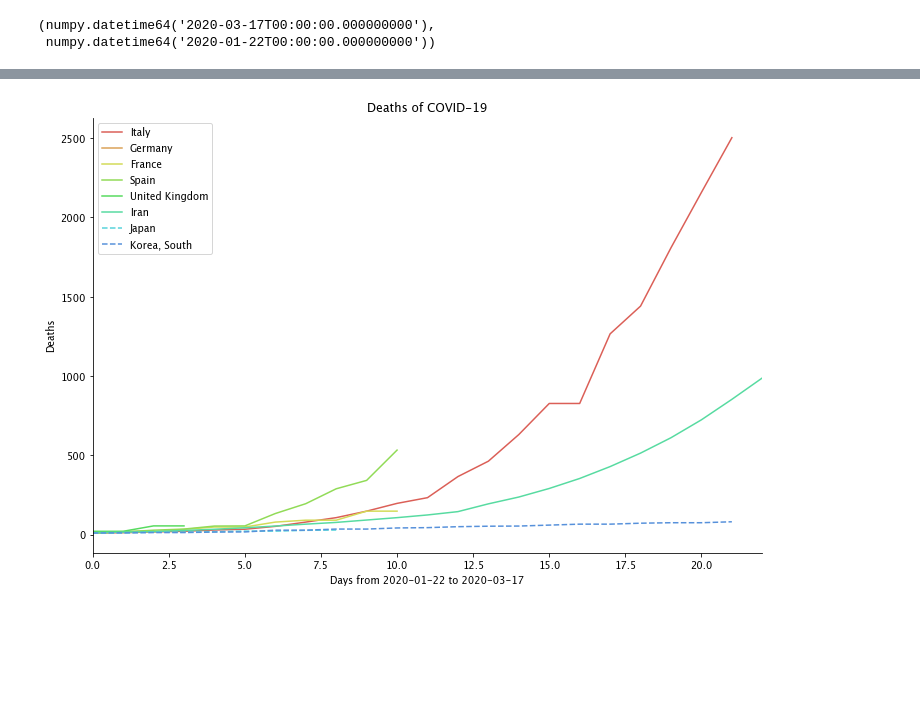
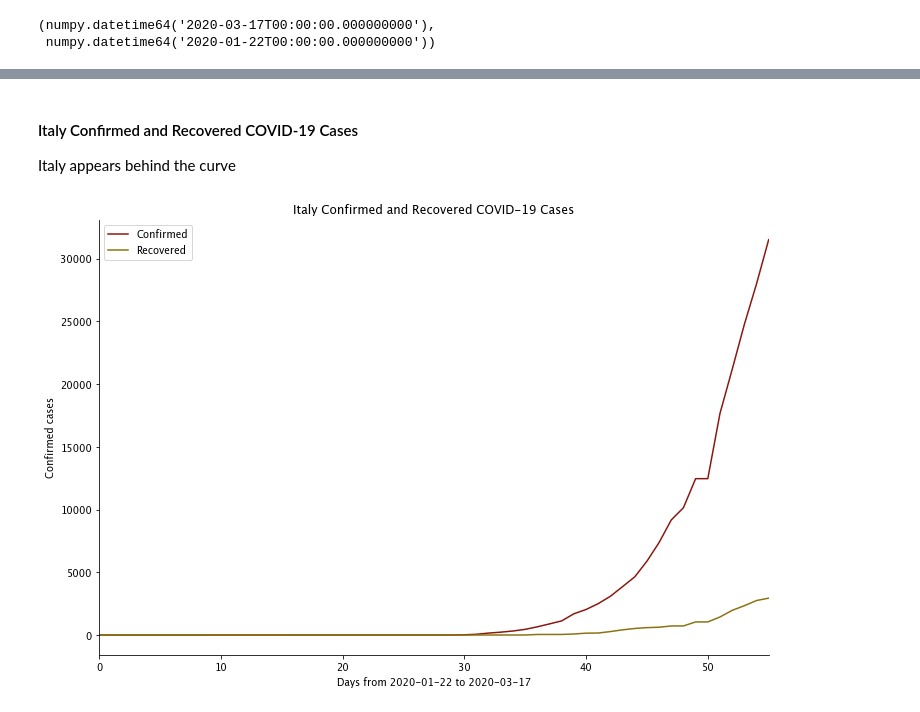
Before and after one commit to jayurbain/covid19, a Jupyter notebook: covid19.ipynb, the cells around one changed output, grey strips where cells are left out. Cells and saved outputs as stored; diff of their text form; code cells hidden in the pictures; blank space fills up the shorter version.

```diff
--- a/covid19.ipynb
+++ b/covid19.ipynb
@@ -146,20 +271,21 @@ def plot_countries(df, countries, min_cases=50, ls='-', col='Cases'):
         df_country.reset_index()[col].plot(label=country, ls=ls)
 # %%
 country_groups = [['Italy', 'Germany', 'France', 'Spain', 'United Kingdom', 'Iran'],
-                  ['Canada', 'Australia'],
+                  ['US Total', 'Canada', 'Australia'],
                   ['Japan', 'Korea, South'],
                   ['Argentina', 'Brazil', 'Colombia', 'Mexico']]
 line_styles = ['-', ':', '--', '-.']
 
-sns.set_palette(sns.color_palette("hls", 12))
+# sns.set_palette(sns.color_palette("hls", 12))
+sns.set_palette(sns.hls_palette(8, l=.3, s=.8))
 fig, ax = plt.subplots(figsize=(12, 8))
 
 min_cases=100
 for countries, ls in zip(country_groups, line_styles):
     plot_countries(df_confirmed, countries, min_cases=min_cases, ls=ls)
 
-# x = np.linspace(0, plt.xlim()[1] - 1)
-# ax.plot(x, 100 * (1.25) ** x, ls='--', color='k', label='25% daily growth')
+x = np.linspace(0, plt.xlim()[1] - 1)
+ax.plot(x, 100 * (1.25) ** x, ls='--', color='k', label='25% daily growth')
 
 ax.set(title='Confirmed cases of COVID-19',
        xlabel='Days from {} to {}'.format(min_date_string, max_date_string),
@@ -193,0 +469,16 @@ sns.despine();
+# %%
+sns.set_palette(sns.hls_palette(8, l=.3, s=.8))
+fig, ax = plt.subplots(figsize=(12, 8))
+
+df_country = df_confirmed.loc[(df_confirmed['Country/Region'] == 'Korea, South') ]
+df_country.reset_index()['Cases'].plot(label='Confirmed')
+df_country = df_recovered.loc[(df_recovered['Country/Region'] == 'Korea, South') ]
+df_country.reset_index()['Cases'].plot(label='Recovered')
+
+ax.set(title='South Korea Confirmed and Recovered COVID-19 Cases',
+       xlabel='Days from {} to {}'.format(min_date_string, max_date_string),
+       ylabel='Confirmed cases')
+ax.get_yaxis().set_major_formatter(matplotlib.ticker.ScalarFormatter())
+ax.legend(loc=0)
+
+sns.despine();
@@ -194,23 +487,22 @@ sns.despine();
+# %% [markdown]
+#### Italy Confirmed and Recovered COVID-19 Cases
+
+Italy appears behind the curve
 # %%
-country_groups = [['Italy', 'Germany', 'France', 'Spain', 'United Kingdom', 'Iran'],
-                  ['Canada', 'Australia'],
-                  ['Japan', 'Korea, South'],
-                  ['Argentina', 'Brazil', 'Colombia', 'Mexico']]
-line_styles = ['-', ':', '--', '-.']
-
-sns.set_palette(sns.color_palette("hls", 12))
+sns.set_palette(sns.hls_palette(8, l=.3, s=.8))
 fig, ax = plt.subplots(figsize=(12, 8))
 
-min_cases=10
-for countries, ls in zip(country_groups, line_styles):
-    plot_countries(df_deaths, countries, min_cases=min_cases, ls=ls)
+df_country = df_confirmed.loc[(df_confirmed['Country/Region'] == 'Italy') ]
+df_country.reset_index()['Cases'].plot(label='Confirmed')
+df_country = df_recovered.loc[(df_recovered['Country/Region'] == 'Italy') ]
+df_country.reset_index()['Cases'].plot(label='Recovered')
 
-ax.set(title='Deaths of COVID-19',
+ax.set(title='Italy Confirmed and Recovered COVID-19 Cases',
        xlabel='Days from {} to {}'.format(min_date_string, max_date_string),
-       ylabel='Deaths')
+       ylabel='Confirmed cases')
 ax.get_yaxis().set_major_formatter(matplotlib.ticker.ScalarFormatter())
 ax.legend(loc=0)
 
 sns.despine();
 # %% [output]
-[figure, old version]
+[figure, new version]
```
Also changed, not shown: parts of 38 cells of this notebook.
